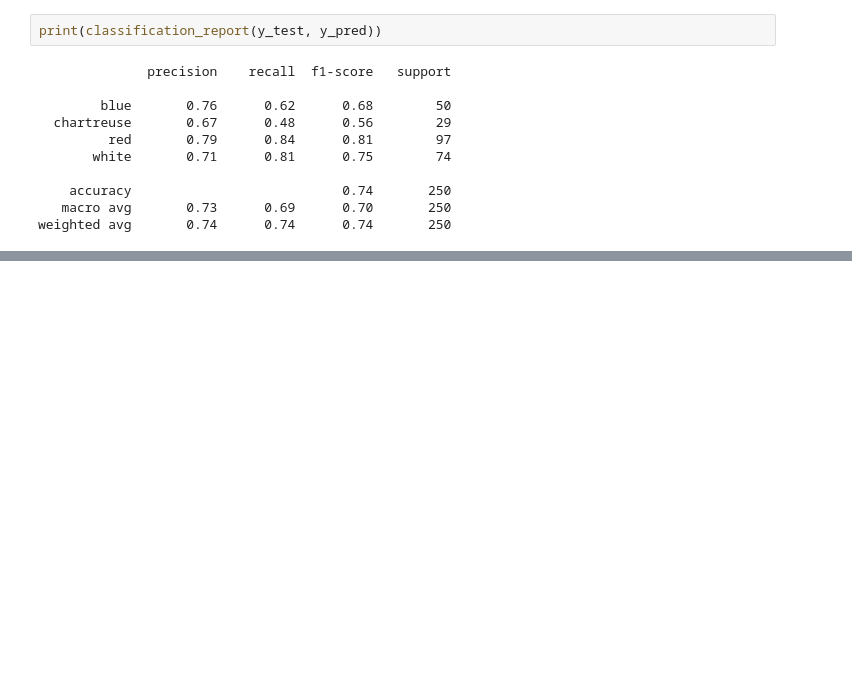
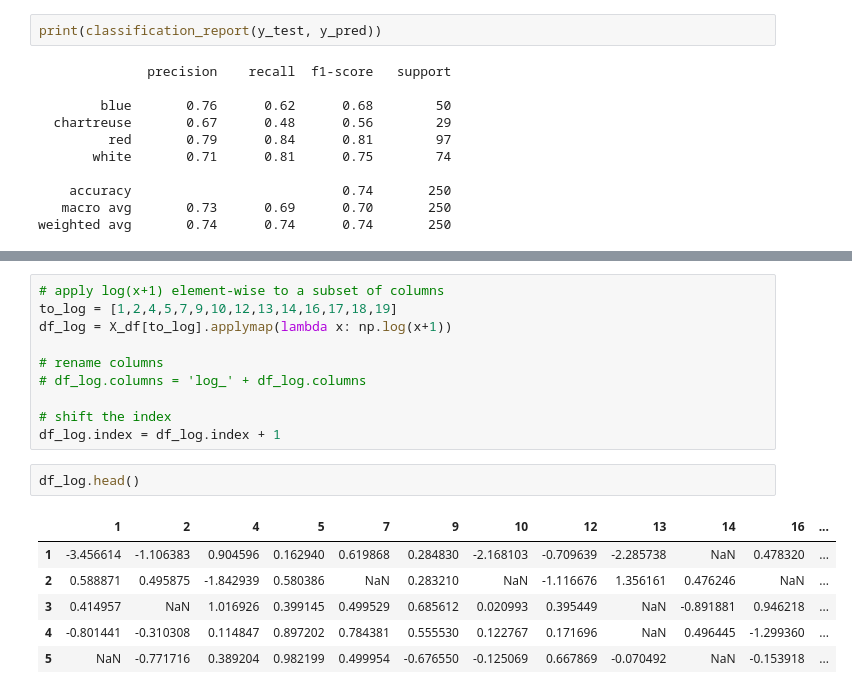
Before and after one commit to cecann10/Test, a Jupyter notebook: Metis_BC_Pairs.ipynb, the cells around one changed output, grey strips where cells are left out. Saved outputs shown, nothing was run; the diff lists cells and outputs as text; blank space fills up the shorter version.

```diff
--- a/Metis_BC_Pairs.ipynb
+++ b/Metis_BC_Pairs.ipynb
@@ -610,0 +680,19 @@ pair_boot.head()
+# %%
+# apply log(x+1) element-wise to a subset of columns
+to_log = [1,2,4,5,7,9,10,12,13,14,16,17,18,19]
+df_log = X_df[to_log].applymap(lambda x: np.log(x+1))
+
+# rename columns
+# df_log.columns = 'log_' + df_log.columns
+
+# shift the index
+df_log.index = df_log.index + 1
+# %%
+df_log.head()
+# %% [output]
+|  | 1 | 2 | 4 | 5 | 7 | 9 | 10 | 12 | 13 | 14 | 16 | ... |
+| 1 | -3.456614 | -1.106383 | 0.904596 | 0.162940 | 0.619868 | 0.284830 | -2.168103 | -0.709639 | -2.285738 | NaN | 0.478320 | ... |
+| 2 | 0.588871 | 0.495875 | -1.842939 | 0.580386 | NaN | 0.283210 | NaN | -1.116676 | 1.356161 | 0.476246 | NaN | ... |
+| 3 | 0.414957 | NaN | 1.016926 | 0.399145 | 0.499529 | 0.685612 | 0.020993 | 0.395449 | NaN | -0.891881 | 0.946218 | ... |
+| 4 | -0.801441 | -0.310308 | 0.114847 | 0.897202 | 0.784381 | 0.555530 | 0.122767 | 0.171696 | NaN | 0.496445 | -1.299360 | ... |
+| 5 | NaN | -0.771716 | 0.389204 | 0.982199 | 0.499954 | -0.676550 | -0.125069 | 0.667869 | -0.070492 | NaN | -0.153918 | ... |
```
Also changed, not shown: parts of 14 cells of this notebook, 7 other files.
